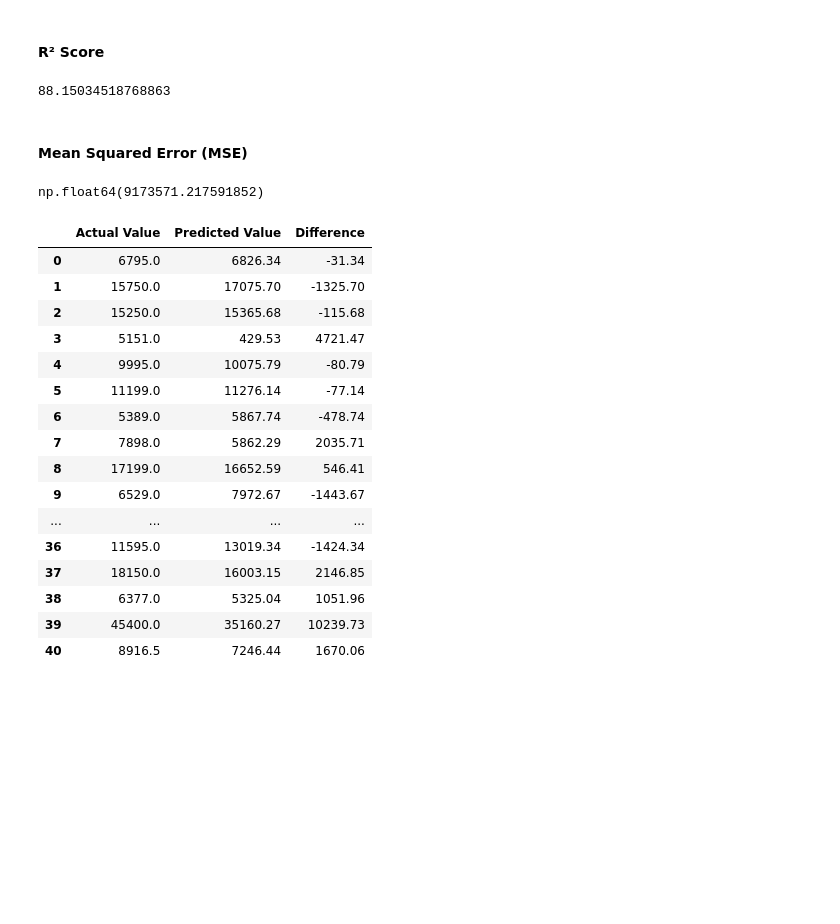
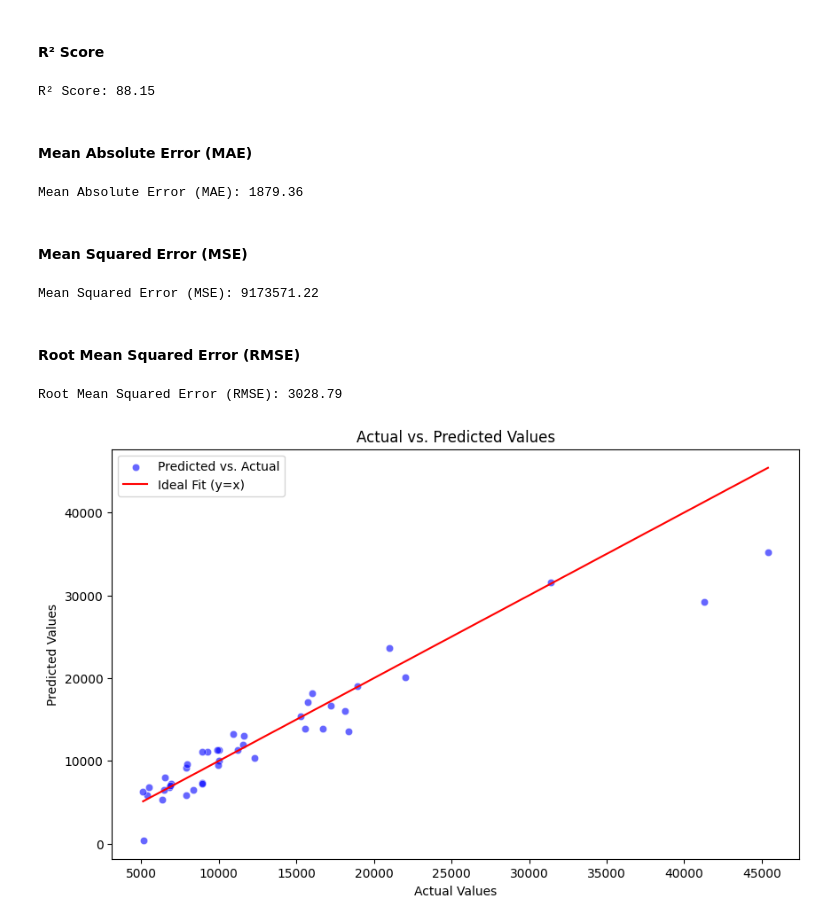
Before and after one commit to t1pen/MeXEE402_Midterms_StephenGabrielAlojado_JairusSunga, a Jupyter notebook: Linear Regression/CarPrice_Linear_Regression.ipynb, the cells around one changed output. Cells and saved outputs as stored; diff of their text form; code cells hidden in the pictures; blank space fills up the shorter version.

```diff
--- a/Linear Regression/CarPrice_Linear_Regression.ipynb
+++ b/Linear Regression/CarPrice_Linear_Regression.ipynb
@@ -649,35 +683,43 @@ array([ 6826.34042297, 17075.69951747, 15365.68066885,   429.52659616,
 # %% [markdown]
 #### R² Score
 # %%
-r2 = (r2_score(y_test, y_pred))*100
-r2
+r2 = r2_score(y_test, y_pred)*100
+print(f"R² Score: {r2:.2f}")
 # %% [output]
-88.15034518768863
+R² Score: 88.15
+# %% [markdown]
+#### Mean Absolute Error (MAE)
+# %%
+# Mean Absolute Error
+mae = mean_absolute_error(y_test, y_pred)
+print(f"Mean Absolute Error (MAE): {mae:.2f}")
+# %% [output]
+Mean Absolute Error (MAE): 1879.36
 # %% [markdown]
 #### Mean Squared Error (MSE)
 # %%
 mse = mean_squared_error(y_test, y_pred)
-mse
+print(f"Mean Squared Error (MSE): {mse:.2f}")
 # %% [output]
-np.float64(9173571.217591852)
+Mean Squared Error (MSE): 9173571.22
-# %%
-pred_df=pd.DataFrame({'Actual Value':y_test,'Predicted Value':y_pred,'Difference':y_test-y_pred})
-pred_df.round(2)
-# %% [output]
-|  | Actual Value | Predicted Value | Difference |
-| 0 | 6795.0 | 6826.34 | -31.34 |
-| 1 | 15750.0 | 17075.70 | -1325.70 |
-| 2 | 15250.0 | 15365.68 | -115.68 |
-| 3 | 5151.0 | 429.53 | 4721.47 |
-| 4 | 9995.0 | 10075.79 | -80.79 |
-| 5 | 11199.0 | 11276.14 | -77.14 |
-| 6 | 5389.0 | 5867.74 | -478.74 |
-| 7 | 7898.0 | 5862.29 | 2035.71 |
-| 8 | 17199.0 | 16652.59 | 546.41 |
-| 9 | 6529.0 | 7972.67 | -1443.67 |
-| ... | ... | ... | ... |
-| 36 | 11595.0 | 13019.34 | -1424.34 |
-| 37 | 18150.0 | 16003.15 | 2146.85 |
-| 38 | 6377.0 | 5325.04 | 1051.96 |
-| 39 | 45400.0 | 35160.27 | 10239.73 |
-| 40 | 8916.5 | 7246.44 | 1670.06 |
+# %% [markdown]
+#### Root Mean Squared Error (RMSE)
+# %%
+rmse = np.sqrt(mse)
+print(f"Root Mean Squared Error (RMSE): {rmse:.2f}")
+# %% [output]
+Root Mean Squared Error (RMSE): 3028.79
+# %%
+# Create a scatter plot for actual vs. predicted values
+plt.figure(figsize=(10, 6))
+sns.scatterplot(x=y_test, y=y_pred, color="blue", label="Predicted vs. Actual", alpha=0.6)
+sns.lineplot(x=y_test, y=y_test, color="red", label="Ideal Fit (y=x)")
+
+# Set plot labels and title
+plt.xlabel("Actual Values")
+plt.ylabel("Predicted Values")
+plt.title("Actual vs. Predicted Values")
+plt.legend()
+plt.show()
+# %% [output]
+[figure, added]
```
Also changed, not shown: parts of 11 cells of this notebook.
